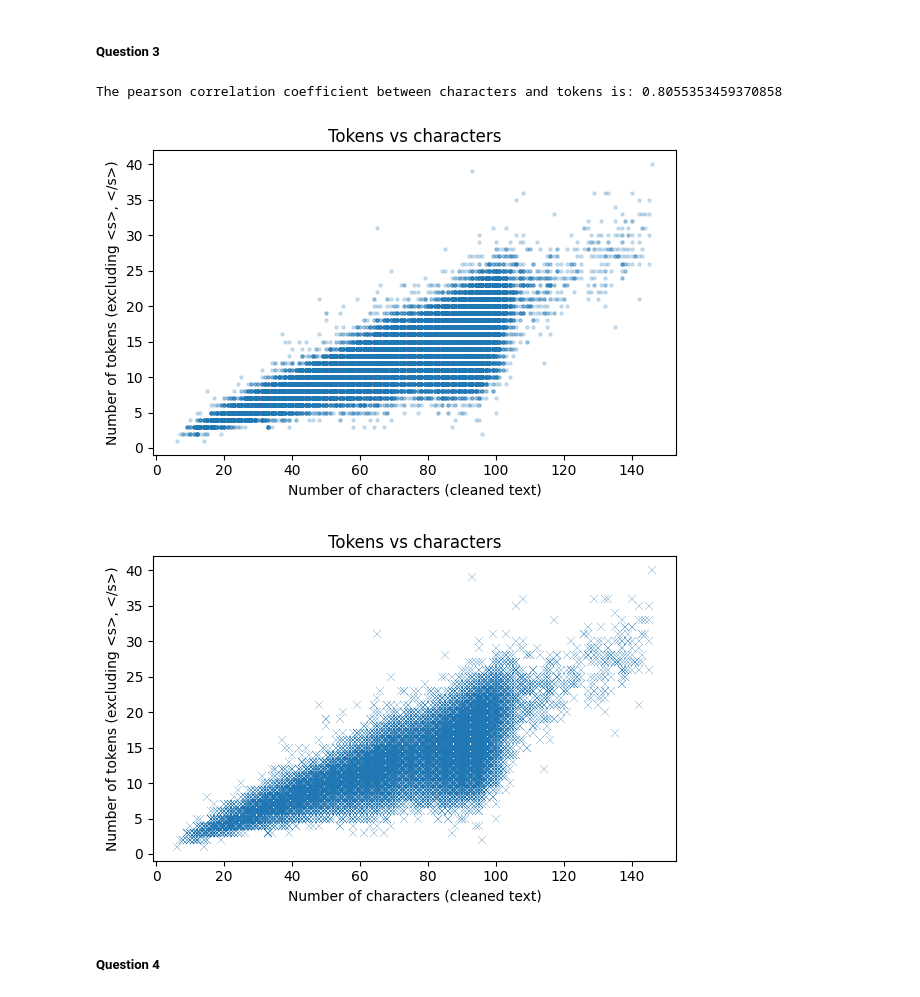
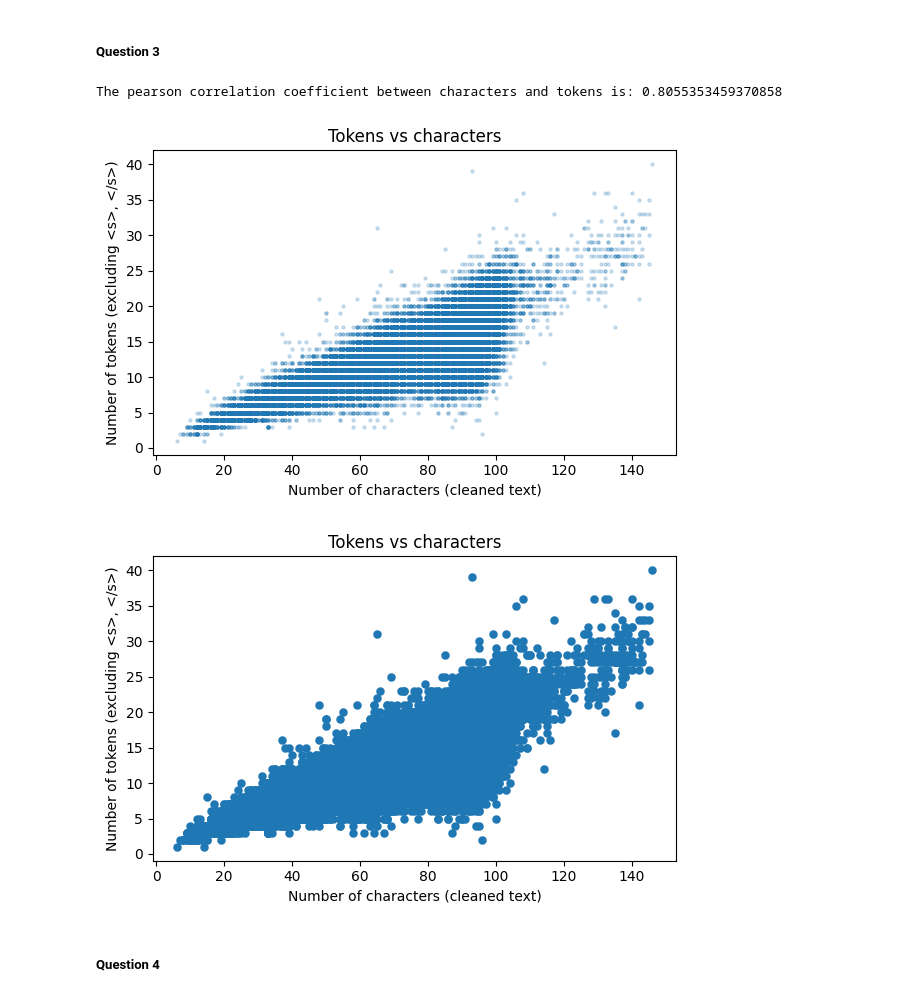
Before and after one commit to OmericoN/NLP_Labs1_Group18, a Jupyter notebook: Lab_1_Omer.ipynb, the cells around one changed output. Drawn from its saved outputs; the diff is of its cells as text; code cells hidden in the pictures.

```diff
--- a/Lab_1_Omer.ipynb
+++ b/Lab_1_Omer.ipynb
@@ -825,31 +825,31 @@ plt.show()
 # %%
 #### Question 3
 n_tokens_train = []
 n_chars = df_6_train['text'].str.len()
 for tokens in df_6_train['tokens']:
     n_tokens_train.append(len(tokens) - 2) #minus the BOS and EOS
 
 corr = np.corrcoef(n_tokens_train, n_chars)[0, 1]
 print(f"The pearson correlation coefficient between characters and tokens is: {corr}")
 plt.figure(figsize=(6, 4))
 plt.scatter(n_chars, n_tokens_train, s=5, alpha=0.2)
 plt.xlabel("Number of characters (cleaned text)")
 plt.ylabel("Number of tokens (excluding <s>, </s>)")
 plt.title("Tokens vs characters")
 plt.tight_layout()
 plt.show()
 
 plt.figure(figsize=(6, 4))
-plt.plot(n_chars, n_tokens_train, 'x', markeredgewidth=0.2 )
+plt.plot(n_chars, n_tokens_train, 'o', markeredgewidth=0.1 )
 plt.xlabel("Number of characters (cleaned text)")
 plt.ylabel("Number of tokens (excluding <s>, </s>)")
 plt.title("Tokens vs characters")
 plt.tight_layout()
 plt.show()
 # %% [output]
 The pearson correlation coefficient between characters and tokens is: 0.8055353459370858
 [figure]
-[figure, old version]
+[figure, new version]
 # %% [markdown]
 ##### Question 4
 # %%
```
